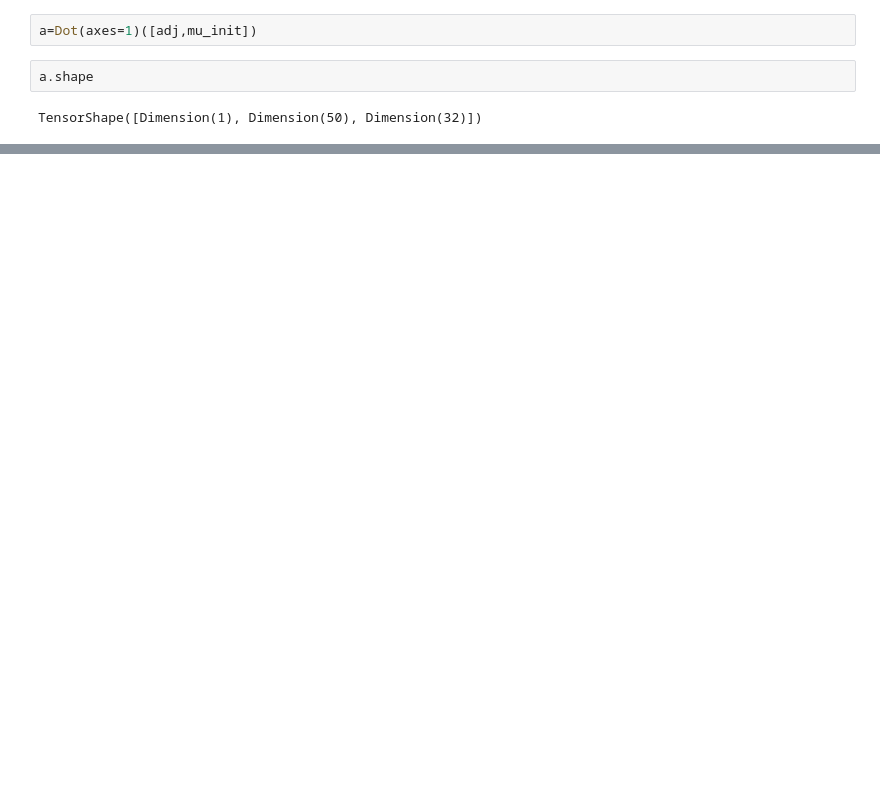
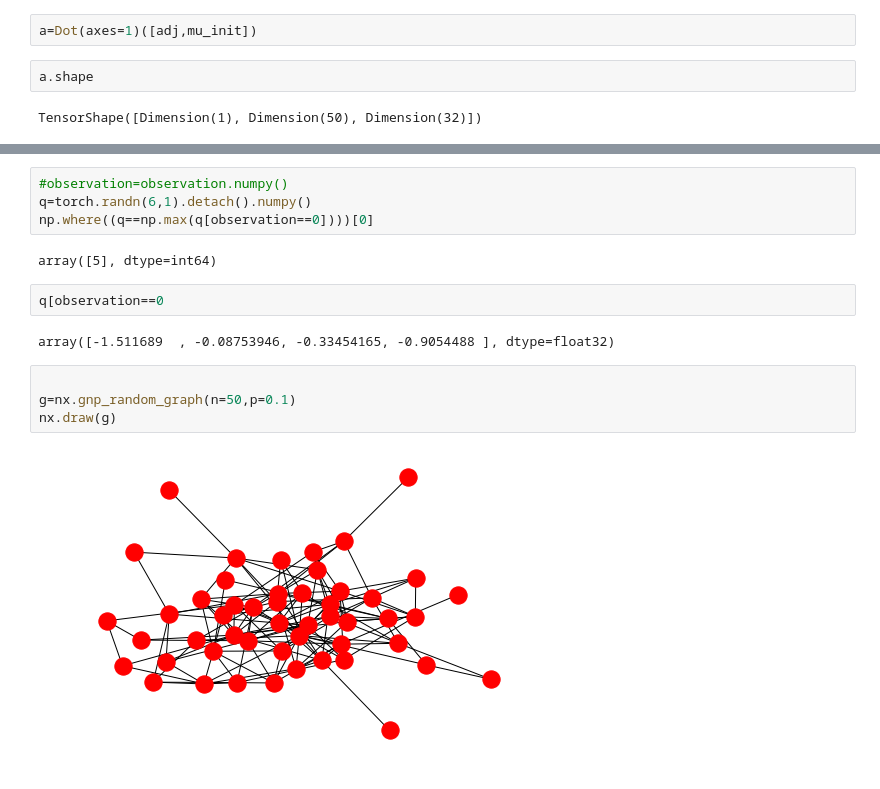
Before and after one commit to louisv123/COLGE, a Jupyter notebook: test.ipynb, the cells around one changed output, grey strips where cells are left out. Saved outputs shown, nothing was run; the diff lists cells and outputs as text; blank space fills up the shorter version.

```diff
--- a/test.ipynb
+++ b/test.ipynb
@@ -120,0 +374,16 @@ TensorShape([Dimension(1), Dimension(50), Dimension(32)])
+# %%
+#observation=observation.numpy()
+q=torch.randn(6,1).detach().numpy()
+np.where((q==np.max(q[observation==0])))[0]
+# %% [output]
+array([5], dtype=int64)
+# %%
+q[observation==0
+# %% [output]
+array([-1.511689  , -0.08753946, -0.33454165, -0.9054488 ], dtype=float32)
+# %%
+
+g=nx.gnp_random_graph(n=50,p=0.1)
+nx.draw(g)
+# %% [output]
+[figure, added]
```
Also changed, not shown: parts of 40 cells of this notebook, 5 other files.
